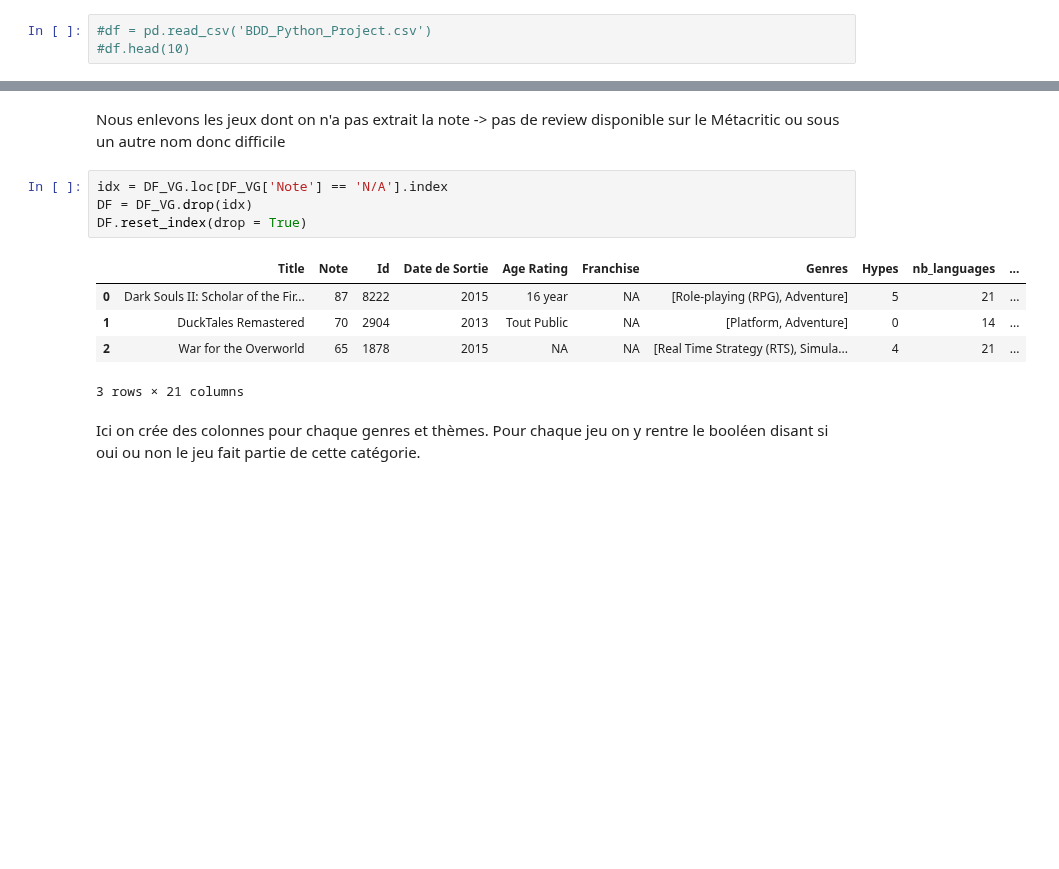
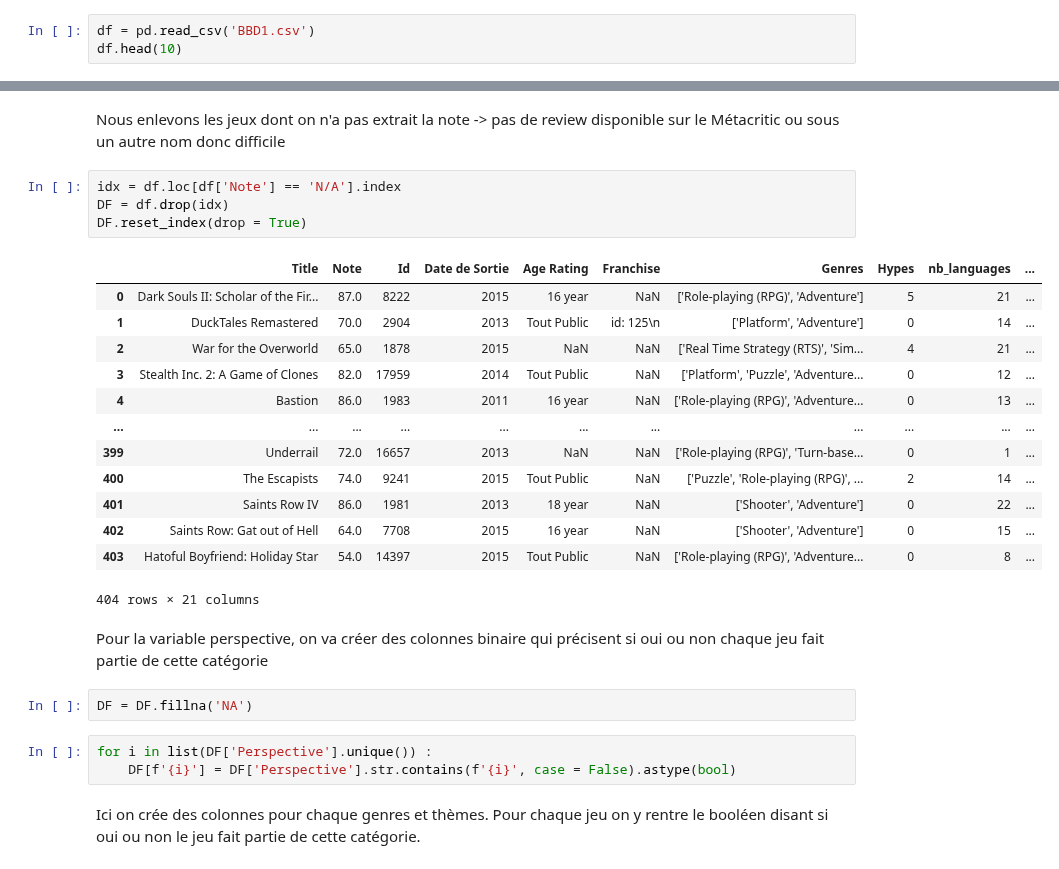
Before and after one commit to PyTomSss/PythonProjects, a Jupyter notebook: Project_Notebook.ipynb, the cells around one changed output, grey strips where cells are left out. Cells and saved outputs as stored; diff of their text form; blank space fills up the shorter version.

```diff
--- a/Project_Notebook.ipynb
+++ b/Project_Notebook.ipynb
@@ -562,5 +583,5 @@ Au vu du temps d'éxécution pour extraire l'ensemble des données de la base, n
 # %% [markdown]
 On lit ici le csv, non nettoyé, pour importer les datas
 # %%
-#df = pd.read_csv('BDD_Python_Project.csv')
-#df.head(10)
+df = pd.read_csv('BBD1.csv')
+df.head(10)
@@ -589,15 +623,30 @@ Créer des colonnes binaires par genres/thèmes
 # %% [markdown]
 Nous enlevons les jeux dont on n'a pas extrait la note -> pas de review disponible sur le Métacritic ou sous un autre nom donc difficile
 # %%
-idx = DF_VG.loc[DF_VG['Note'] == 'N/A'].index
-DF = DF_VG.drop(idx)
+idx = df.loc[df['Note'] == 'N/A'].index
+DF = df.drop(idx)
 DF.reset_index(drop = True)
 # %% [output]
 |  | Title | Note | Id | Date de Sortie | Age Rating | Franchise | Genres | Hypes | nb_languages | ... |
-| 0 | Dark Souls II: Scholar of the Fir... | 87 | 8222 | 2015 | 16 year | NA | [Role-playing (RPG), Adventure] | 5 | 21 | ... |
-| 1 | DuckTales Remastered | 70 | 2904 | 2013 | Tout Public | NA | [Platform, Adventure] | 0 | 14 | ... |
-| 2 | War for the Overworld | 65 | 1878 | 2015 | NA | NA | [Real Time Strategy (RTS), Simula... | 4 | 21 | ... |
+| 0 | Dark Souls II: Scholar of the Fir... | 87.0 | 8222 | 2015 | 16 year | NaN | ['Role-playing (RPG)', 'Adventure'] | 5 | 21 | ... |
+| 1 | DuckTales Remastered | 70.0 | 2904 | 2013 | Tout Public | id: 125\n | ['Platform', 'Adventure'] | 0 | 14 | ... |
+| 2 | War for the Overworld | 65.0 | 1878 | 2015 | NaN | NaN | ['Real Time Strategy (RTS)', 'Sim... | 4 | 21 | ... |
+| 3 | Stealth Inc. 2: A Game of Clones | 82.0 | 17959 | 2014 | Tout Public | NaN | ['Platform', 'Puzzle', 'Adventure... | 0 | 12 | ... |
+| 4 | Bastion | 86.0 | 1983 | 2011 | 16 year | NaN | ['Role-playing (RPG)', 'Adventure... | 0 | 13 | ... |
+| ... | ... | ... | ... | ... | ... | ... | ... | ... | ... | ... |
+| 399 | Underrail | 72.0 | 16657 | 2013 | NaN | NaN | ['Role-playing (RPG)', 'Turn-base... | 0 | 1 | ... |
+| 400 | The Escapists | 74.0 | 9241 | 2015 | Tout Public | NaN | ['Puzzle', 'Role-playing (RPG)', ... | 2 | 14 | ... |
+| 401 | Saints Row IV | 86.0 | 1981 | 2013 | 18 year | NaN | ['Shooter', 'Adventure'] | 0 | 22 | ... |
+| 402 | Saints Row: Gat out of Hell | 64.0 | 7708 | 2015 | 16 year | NaN | ['Shooter', 'Adventure'] | 0 | 15 | ... |
+| 403 | Hatoful Boyfriend: Holiday Star | 54.0 | 14397 | 2015 | Tout Public | NaN | ['Role-playing (RPG)', 'Adventure... | 0 | 8 | ... |
-3 rows × 21 columns
+404 rows × 21 columns
+# %% [markdown]
+Pour la variable perspective, on va créer des colonnes binaire qui précisent si oui ou non chaque jeu fait partie de cette catégorie
+# %%
+DF = DF.fillna('NA')
+# %%
+for i in list(DF['Perspective'].unique()) :
+    DF[f'{i}'] = DF['Perspective'].str.contains(f'{i}', case = False).astype(bool)
 # %% [markdown]
 Ici on crée des colonnes pour chaque genres et thèmes. Pour chaque jeu on y rentre le booléen disant si oui ou non le jeu fait partie de cette catégorie.
 # %%
```
Also changed, not shown: parts of 8 cells of this notebook, 2 other files.
